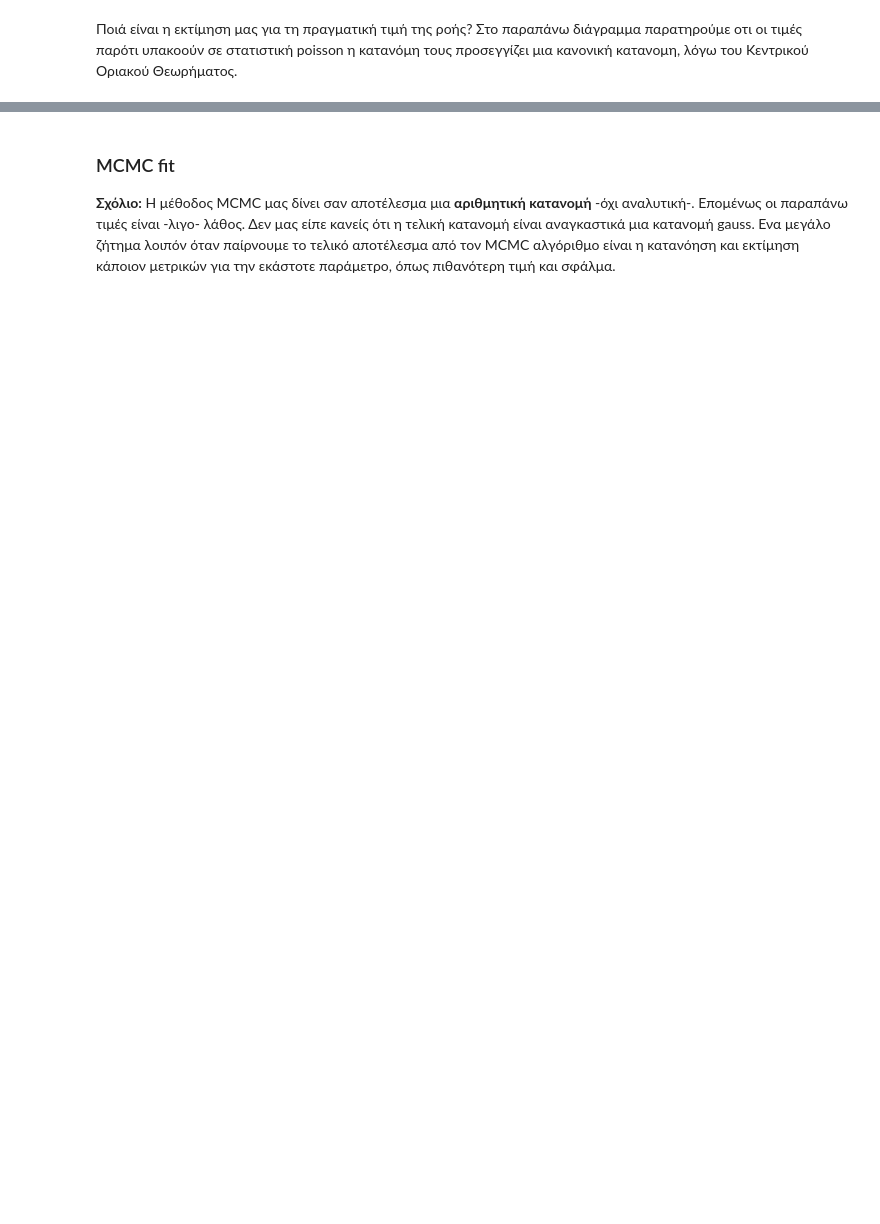
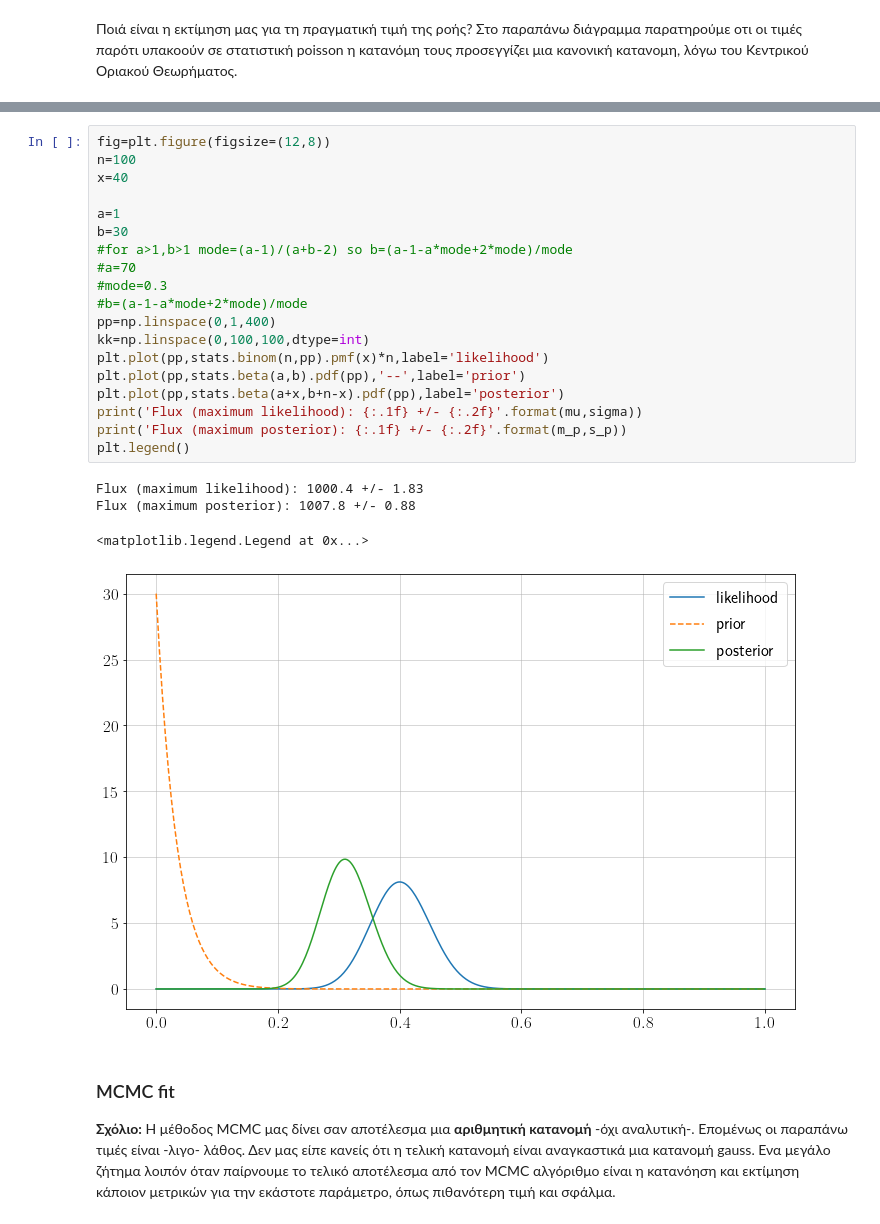
Before and after one commit to Mixpap/AstrostatisticsWorkshop, a Jupyter notebook: Astrostatistics1.ipynb, the cells around one changed output, grey strips where cells are left out. Saved outputs shown, nothing was run; the diff lists cells and outputs as text; blank space fills up the shorter version.

```diff
--- a/Astrostatistics1.ipynb
+++ b/Astrostatistics1.ipynb
@@ -445,3 +474,27 @@ Flux (maximum posterior): 1009.0 +/- 0.95
+# %%
+fig=plt.figure(figsize=(12,8))
+n=100
+x=40
+
+a=1
+b=30
+#for a>1,b>1 mode=(a-1)/(a+b-2) so b=(a-1-a*mode+2*mode)/mode
+#a=70
+#mode=0.3
+#b=(a-1-a*mode+2*mode)/mode
+pp=np.linspace(0,1,400)
+kk=np.linspace(0,100,100,dtype=int)
+plt.plot(pp,stats.binom(n,pp).pmf(x)*n,label='likelihood')
+plt.plot(pp,stats.beta(a,b).pdf(pp),'--',label='prior')
+plt.plot(pp,stats.beta(a+x,b+n-x).pdf(pp),label='posterior')
+print('Flux (maximum likelihood): {:.1f} +/- {:.2f}'.format(mu,sigma))
+print('Flux (maximum posterior): {:.1f} +/- {:.2f}'.format(m_p,s_p))
+plt.legend()
+# %% [output]
+Flux (maximum likelihood): 1000.4 +/- 1.83
+Flux (maximum posterior): 1007.8 +/- 0.88
+<matplotlib.legend.Legend at 0x...>
+[figure, added]
 # %% [markdown]
 ### MCMC fit
 **Σχόλιο:** Η μέθοδος MCMC μας δίνει σαν αποτέλεσμα μια **αριθμητική κατανομή** -όχι αναλυτική-. Επομένως οι παραπάνω τιμές είναι -λιγο- λάθος. Δεν μας είπε κανείς ότι η τελική κατανομή είναι αναγκαστικά μια κατανομή gauss. Ενα μεγάλο ζήτημα λοιπόν όταν παίρνουμε το τελικό αποτέλεσμα από τον MCMC αλγόριθμο είναι η κατανόηση και εκτίμηση κάποιον μετρικών για την εκάστοτε παράμετρο, όπως πιθανότερη τιμή και σφάλμα.
```
Also changed, not shown: parts of 24 cells of this notebook.
